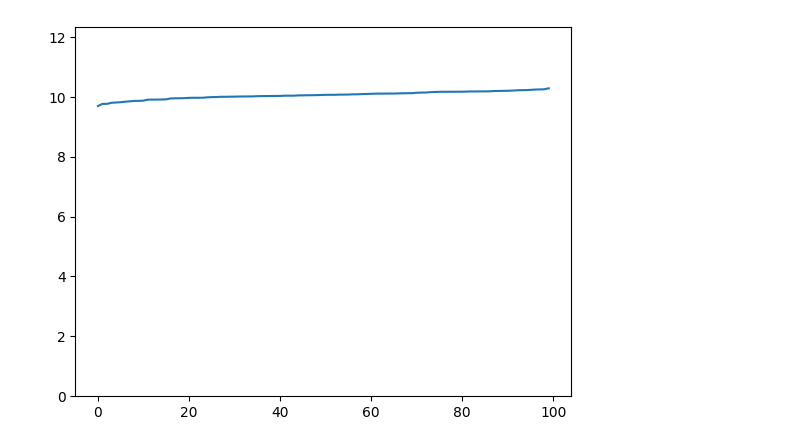
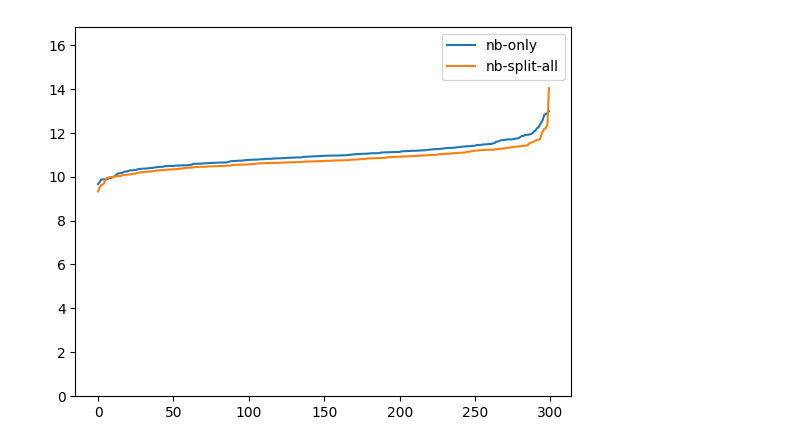
Before and after one commit to clementgd/INRIA-scripts, a Jupyter notebook: ircvm/kernel_patch.ipynb, the cells around one changed output. Saved outputs shown, nothing was run; the diff lists cells and outputs as text; code cells hidden in the pictures.

```diff
--- a/ircvm/kernel_patch.ipynb
+++ b/ircvm/kernel_patch.ipynb
@@ -51,7 +51,8 @@ def get_benchmark_durations_and_variations(benchmark_dir_path):
 
     return duration_dict, variation_dict, sorted(averages.items(), key=lambda x: x[1], reverse=True)
 
-durations, variations, averages = get_benchmark_durations_and_variations(in_kernel_patch_dir("cg.C__dahu-29__split-aggressive"))
+# durations, variations, averages = get_benchmark_durations_and_variations(in_kernel_patch_dir("cg.C__dahu-29__split-aggressive"))
+durations, variations, averages = get_benchmark_durations_and_variations(in_kernel_patch_dir("cg.C__dahu-28__main__none"))
 
 print(averages)
 
@@ -115,8 +96,17 @@ durations
 # %%
 
-time_values = sorted(durations["nb-only"])
-plt.plot(range(len(time_values)), time_values)
-plt.ylim(0, time_values[-1] * 1.2)
+max_val = 0
+
+def plot_series(series, label):
+    global max_val
+    time_values = sorted(series)
+    max_val = max(max_val, time_values[-1])
+    plt.plot(range(len(time_values)), time_values, label=label)
+
+plot_series(durations["nb-only"], "nb-only")
+plot_series(durations["nb-split-all"], "nb-split-all")
+plt.ylim(0, max_val * 1.2)
+plt.legend()
 plt.show()
 # %% [output]
-[figure, old version]
+[figure, new version]
```
Also changed, not shown: parts of 2 cells of this notebook.
